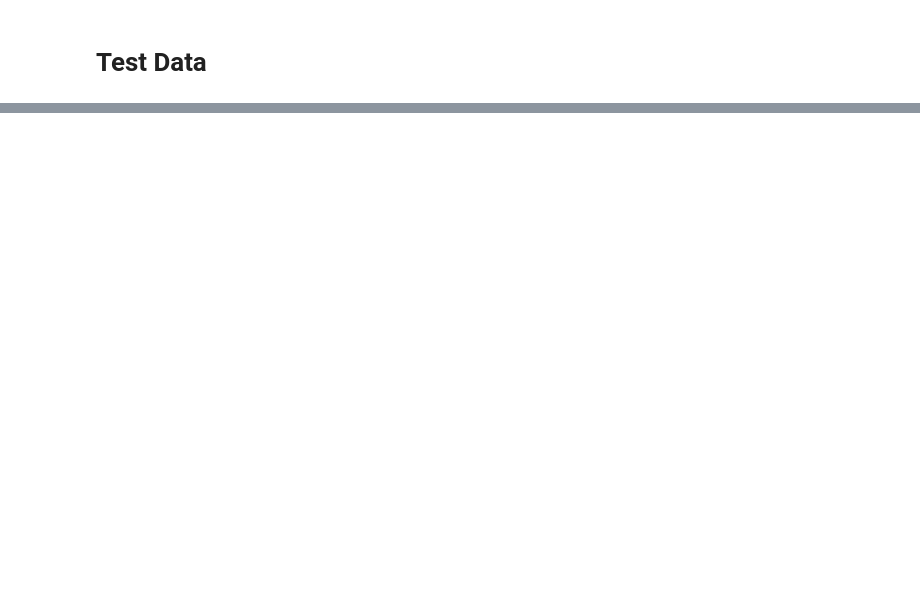
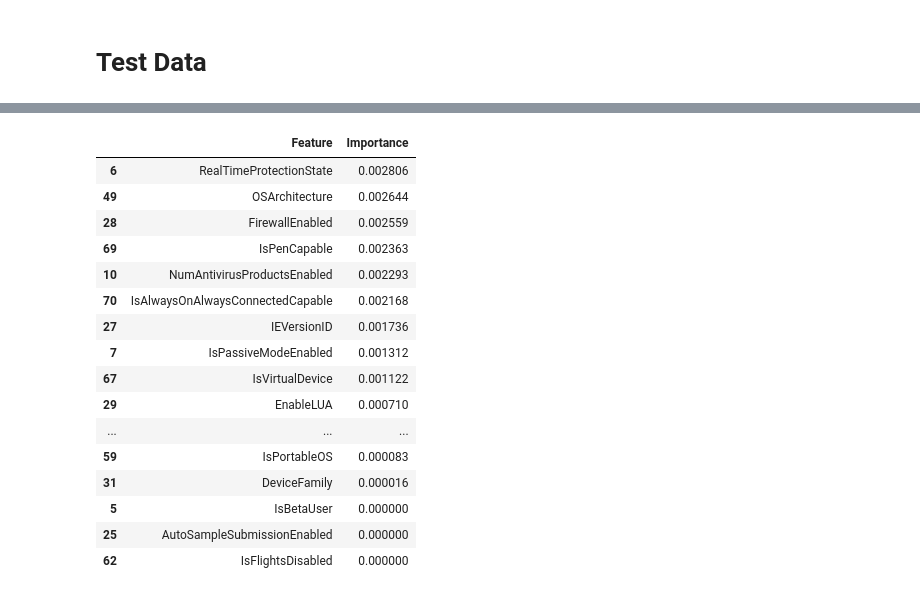
Before and after one commit to abhijha8287/mlp_project, a Jupyter notebook: file1.ipynb, the cells around one changed output, grey strips where cells are left out. Saved outputs shown, nothing was run; the diff lists cells and outputs as text; code cells hidden in the pictures; blank space fills up the shorter version.

```diff
--- a/file1.ipynb
+++ b/file1.ipynb
@@ -27,11 +112,12 @@ df_train[object_col.columns] = df_train[object_col.columns].fillna(df_train[obje
 df_train[intcol.columns] = df_train[intcol.columns].fillna(df_train[intcol.columns].mean())
 # %%
 from sklearn.preprocessing import LabelEncoder, StandardScaler
-
+target_col='target'
 # # Scale numerical features
-# numerical_columns = df_train.select_dtypes(include=['int64', 'float64']).columns
-# scaler = StandardScaler()
-# df_train[numerical_columns] = scaler.fit_transform(df_train[numerical_columns])
+numerical_columns = df_train.select_dtypes(include=['int64', 'float64']).columns
+numerical_columns = numerical_columns.drop(target_col)
+scaler = StandardScaler()
+df_train[numerical_columns] = scaler.fit_transform(df_train[numerical_columns])
 # %%
 categorical_columns = df_train.select_dtypes(include=['object']).columns
 label_encoders = {}
@@ -74,3 +164,10 @@ else:
+# %%
+df_train = df_train.drop(columns=['PlatformType', 'OSVersion', 'HasTpm', 'SMode',
+                                  'ProductName', 'IsPortableOS', 'DeviceFamily',
+                                  'IsBetaUser', 'AutoSampleSubmissionEnabled',
+                                  'IsFlightsDisabled','RealTimeProtectionState','OSArchitecture','FirewallEnabled','IsPenCapable',
+                                'NumAntivirusProductsEnabled','IsAlwaysOnAlwaysConnectedCapable','IEVersionID',
+                                'IsPassiveModeEnabled','IsVirtualDevice','EnableLUA'])
 # %%
 X = df_train.drop(columns=['target'])
 y = df_train['target']
@@ -214,0 +465,23 @@ print("Submission file created successfully!")
+# %%
+from sklearn.ensemble import RandomForestClassifier
+import pandas as pd
+
+# Example dataset (replace X_train, y_train with your actual data)
+X = df_train.drop(columns=['target'])  # Features
+y = df_train['target']  # Target variable
+
+# Train a Random Forest model
+model = RandomForestClassifier(random_state=42)
+model.fit(X, y)
+
+# Get feature importance
+feature_importances = pd.DataFrame({
+    'Feature': X.columns,
+    'Importance': model.feature_importances_
+})
+
+# Sort features by importance
+feature_importances = feature_importances.sort_values(by='Importance', ascending=False)
+
+print("Feature Importances:")
+print(feature_importances)
@@ -214,0 +504,20 @@ print("Submission file created successfully!")
+# %%
+feature_importances.tail(20)
+# %% [output]
+|  | Feature | Importance |
+| 6 | RealTimeProtectionState | 0.002806 |
+| 49 | OSArchitecture | 0.002644 |
+| 28 | FirewallEnabled | 0.002559 |
+| 69 | IsPenCapable | 0.002363 |
+| 10 | NumAntivirusProductsEnabled | 0.002293 |
+| 70 | IsAlwaysOnAlwaysConnectedCapable | 0.002168 |
+| 27 | IEVersionID | 0.001736 |
+| 7 | IsPassiveModeEnabled | 0.001312 |
+| 67 | IsVirtualDevice | 0.001122 |
+| 29 | EnableLUA | 0.000710 |
+| ... | ... | ... |
+| 59 | IsPortableOS | 0.000083 |
+| 31 | DeviceFamily | 0.000016 |
+| 5 | IsBetaUser | 0.000000 |
+| 25 | AutoSampleSubmissionEnabled | 0.000000 |
+| 62 | IsFlightsDisabled | 0.000000 |
```
Also changed, not shown: parts of 32 cells of this notebook, 1 other file.
